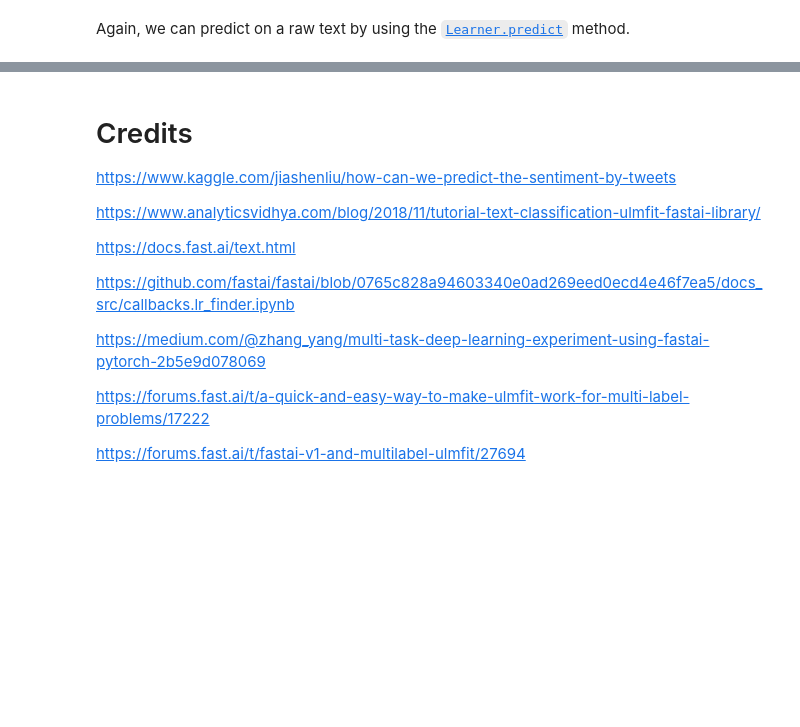
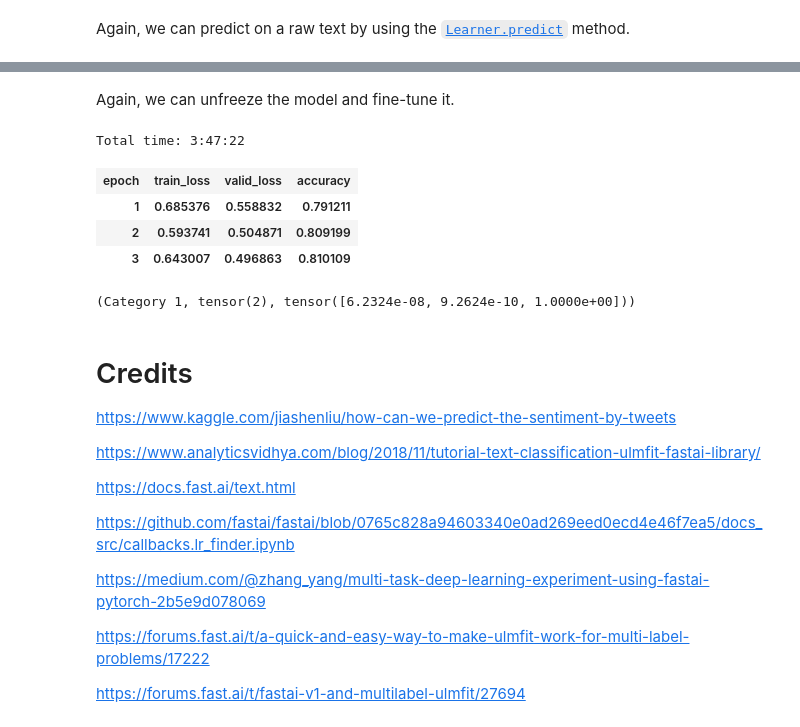
Before and after one commit to zlapp/Twitter-US-Airlines-Sentiment, a Jupyter notebook: Twitter-US-Airlines-Sentiment.ipynb, the cells around one changed output, grey strips where cells are left out. Saved outputs shown, nothing was run; the diff lists cells and outputs as text; code cells hidden in the pictures; blank space fills up the shorter version.

```diff
--- a/Twitter-US-Airlines-Sentiment.ipynb
+++ b/Twitter-US-Airlines-Sentiment.ipynb
@@ -505,0 +632,5 @@ learn.save("sent1")
+# %%
+callbacks=[EarlyStoppingCallback(monitor='accuracy', min_delta=0.01, patience=3)]
+# %%
+learn = text_classifier_learner(data_clas, drop_mult=0.5)
+learn.load('sent0_1')
@@ -506,3 +664,18 @@ learn.save("sent1")
+# %% [markdown]
+Again, we can unfreeze the model and fine-tune it.
+# %%
+learn.unfreeze()
+learn.fit_one_cycle(50, slice(2e-3/100, 2e-3),callbacks=callbacks)
+# %% [output]
+Total time: 3:47:22
+| epoch | train_loss | valid_loss | accuracy |
+| 1 | 0.685376 | 0.558832 | 0.791211 |
+| 2 | 0.593741 | 0.504871 | 0.809199 |
+| 3 | 0.643007 | 0.496863 | 0.810109 |
+# %%
+learn.predict("This was a great flight!")
+# %% [output]
+(Category 1, tensor(2), tensor([6.2324e-08, 9.2624e-10, 1.0000e+00]))
 # %% [markdown]
 # Credits
 
```
Also changed, not shown: parts of 35 cells of this notebook.
